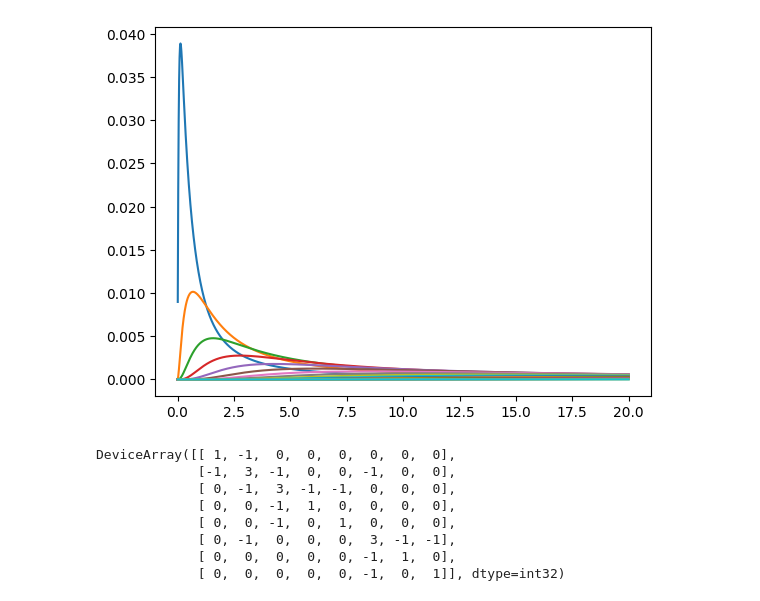
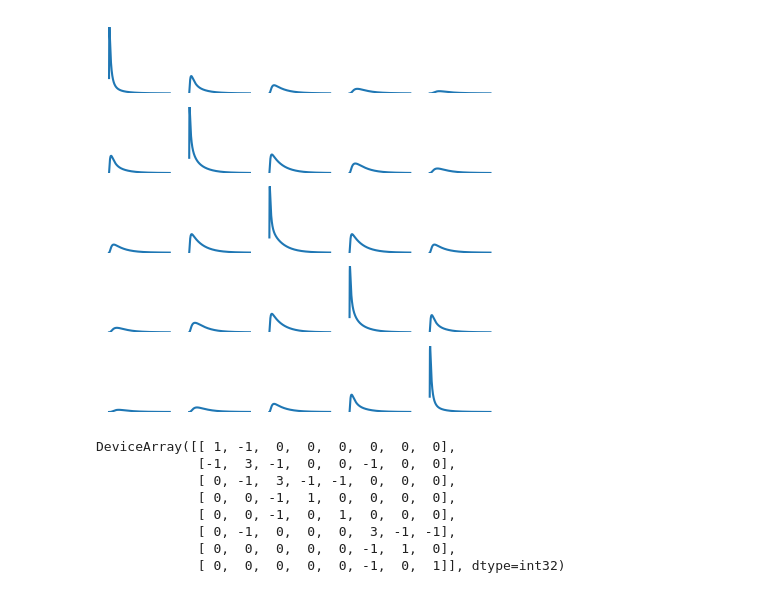
Before and after one commit to electronicvisions/jaxsnn, a Jupyter notebook: notebooks/passive_cable.ipynb, the cells around one changed output. Cells and saved outputs as stored; diff of their text form; code cells hidden in the pictures.

```diff
--- a/notebooks/passive_cable.ipynb
+++ b/notebooks/passive_cable.ipynb
@@ -36,7 +36,7 @@ class MultiCompartmentNeuronModel(implicit.ImplicitExplicitODE):
       I = state.I
     )
 # %%
-N = 20
+N = 5
 dt = 1e-2
 inner_steps = 1
 outer_steps = 2000
@@ -49,22 +49,32 @@ equation = MultiCompartmentNeuronModel(
     p = np.arange(-1,N,1)
 )
 
-initial_state = NeuronState(
-    v = np.zeros(N),
-    I = np.concatenate((np.array([1.0, 0.0, 0.0, 0.0]), np.zeros(N-4)))
-)
-
 semi_implicit_step = implicit.imex_rk_sil3(equation, dt)
 integrator = funcutils.trajectory(
             funcutils.repeated(semi_implicit_step, inner_steps), outer_steps)
-_, actual = integrator(initial_state)
+
+actual_v = []
+for idx in range(5):
+
+    initial_state = NeuronState(
+        v = np.zeros(N),
+        I = np.concatenate((np.eye(5)[idx], np.zeros(N-5)))
+    )
+    _, actual = integrator(initial_state)
+    actual_v.append(actual.v)
+
+actual_v = np.stack(actual_v)
-# %%
-import matplotlib.pyplot as plt
-
-plt.plot(time, actual.v)
-plt.show()
-# %% [output]
-[figure, removed]
+# %%
+import matplotlib.pyplot as plt
+
+fig, ax = plt.subplots(5,5, sharex=True, figsize=(5, 5))
+for idx in range(5):
+    for site in range(5):
+        ax[idx, site].plot(time, actual_v[idx][:,site])
+        ax[idx, site].set_axis_off()
+        ax[idx, site].set_ylim(np.min(actual_v[idx]), np.max(actual_v[idx]))
+# %% [output]
+[figure, added]
 # %%
 a = np.array([
   [0,0,0,0,0,0,0,0],
```
Also changed, not shown: parts of 1 cell of this notebook, 4 other files.
